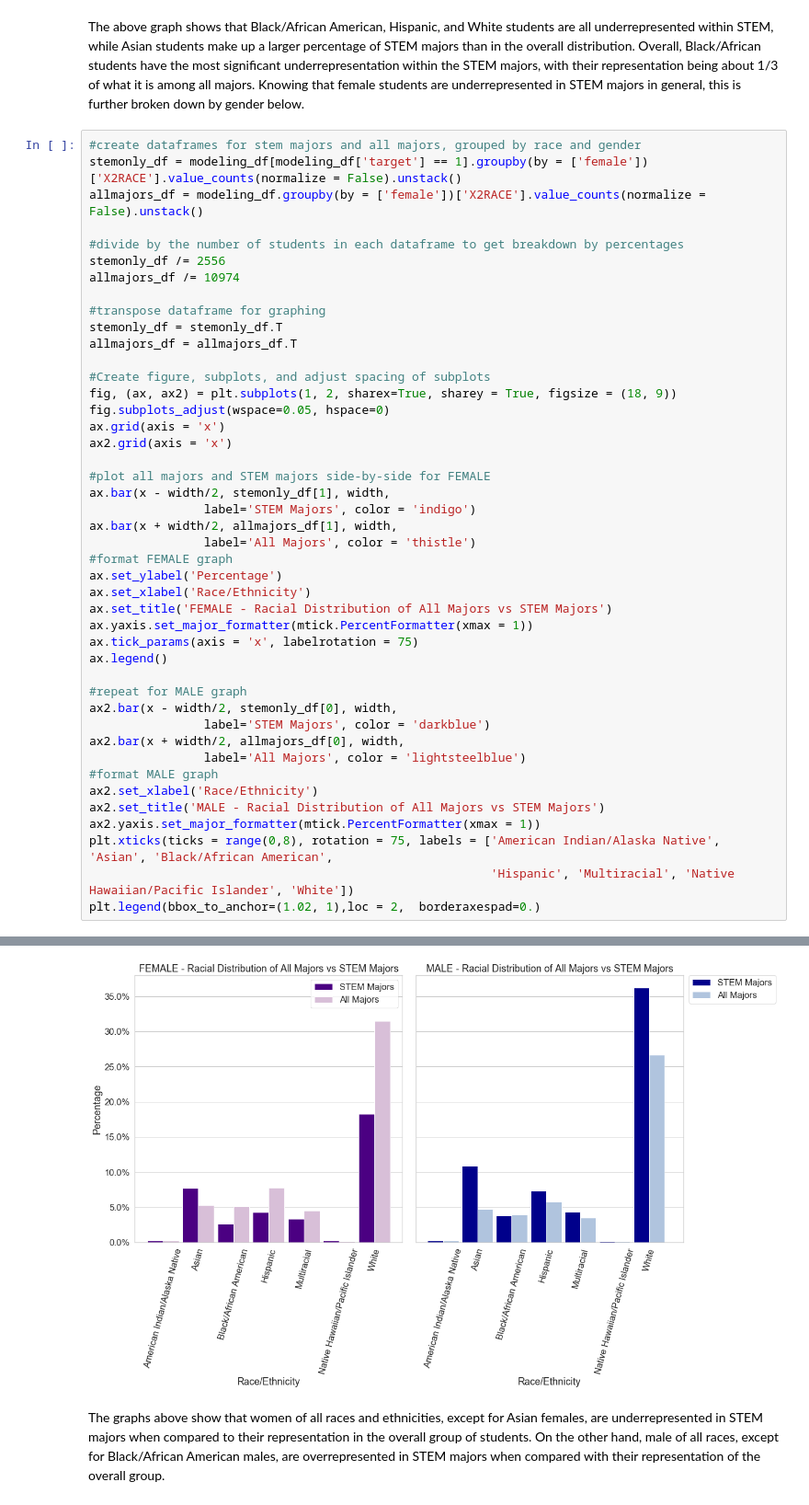
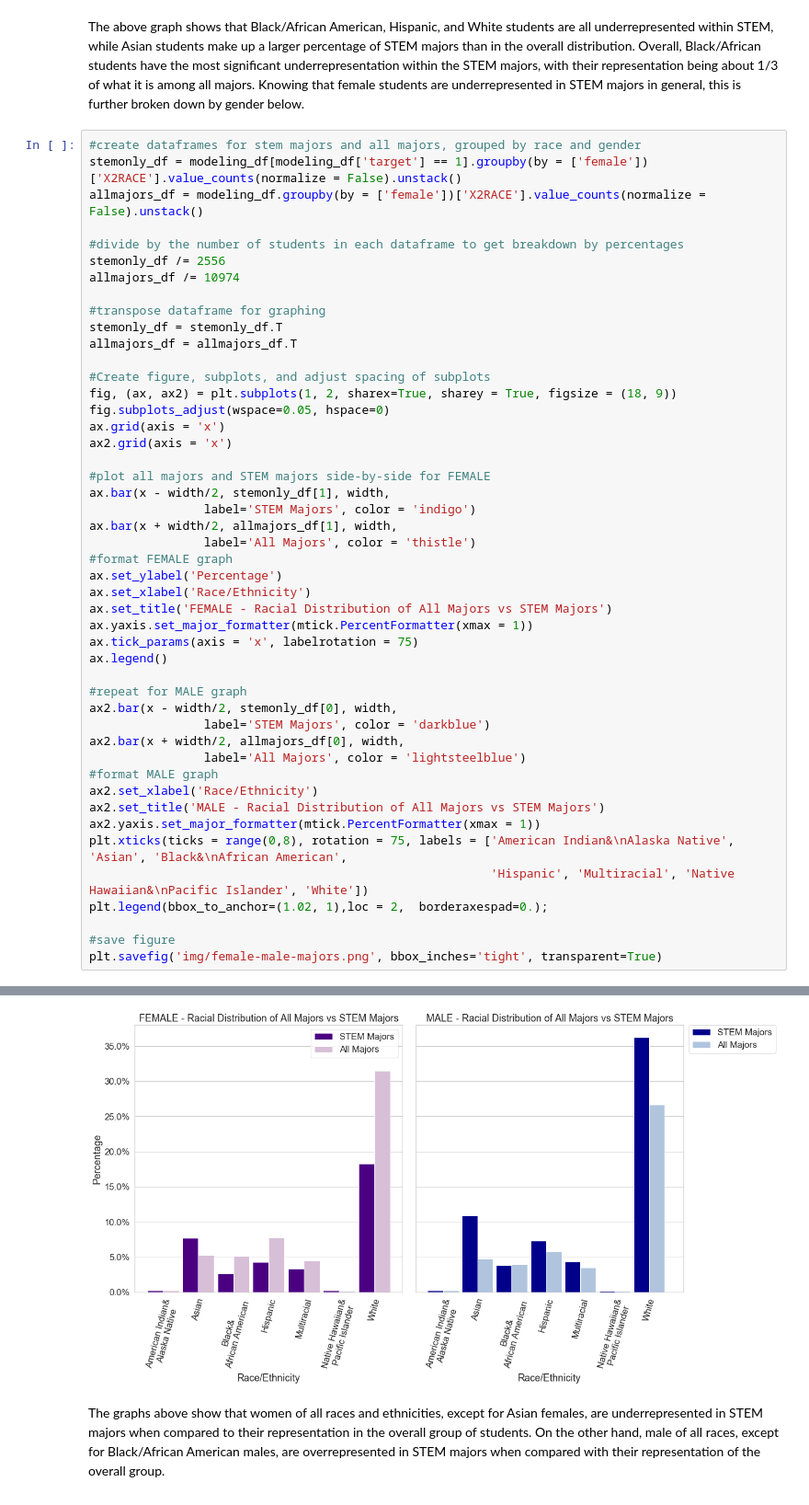
Before and after one commit to laurenphipps/STEM-majors, a Jupyter notebook: Final_Notebook.ipynb, the cells around one changed output, grey strips where cells are left out. Shown at 92% size. Cells and saved outputs as stored; diff of their text form.

```diff
--- a/Final_Notebook.ipynb
+++ b/Final_Notebook.ipynb
@@ -354,7 +354,10 @@ ax2.bar(x + width/2, allmajors_df[0], width,
 ax2.set_xlabel('Race/Ethnicity')
 ax2.set_title('MALE - Racial Distribution of All Majors vs STEM Majors')
 ax2.yaxis.set_major_formatter(mtick.PercentFormatter(xmax = 1))
-plt.xticks(ticks = range(0,8), rotation = 75, labels = ['American Indian/Alaska Native', 'Asian', 'Black/African American',
-                                                        'Hispanic', 'Multiracial', 'Native Hawaiian/Pacific Islander', 'White'])
-plt.legend(bbox_to_anchor=(1.02, 1),loc = 2,  borderaxespad=0.)
+plt.xticks(ticks = range(0,8), rotation = 75, labels = ['American Indian&\nAlaska Native', 'Asian', 'Black&\nAfrican American',
+                                                        'Hispanic', 'Multiracial', 'Native Hawaiian&\nPacific Islander', 'White'])
+plt.legend(bbox_to_anchor=(1.02, 1),loc = 2,  borderaxespad=0.);
+
+#save figure
+plt.savefig('img/female-male-majors.png', bbox_inches='tight', transparent=True)
 # %% [output]
@@ -362,4 +364,4 @@ plt.legend(bbox_to_anchor=(1.02, 1),loc = 2,  borderaxespad=0.)
-[figure, old version]
+[figure, new version]
 # %% [markdown]
 The graphs above show that women of all races and ethnicities, except for Asian females, are underrepresented in STEM majors when compared to their representation in the overall group of students. On the other hand, male of all races, except for Black/African American males, are overrepresented in STEM majors when compared with their representation of the overall group.
 # %% [markdown]
```
Also changed, not shown: parts of 9 cells of this notebook, 6 other files.
